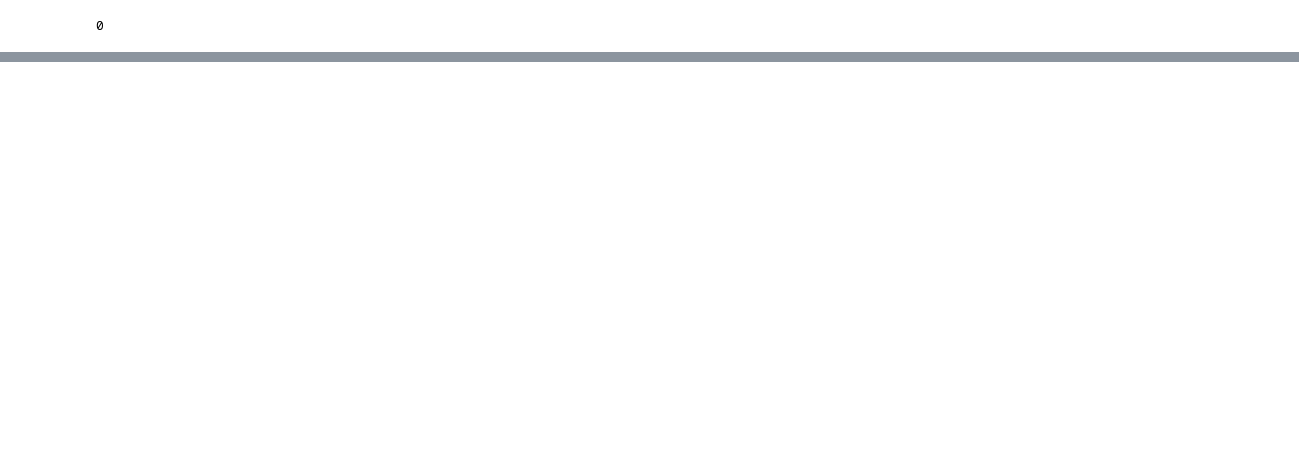
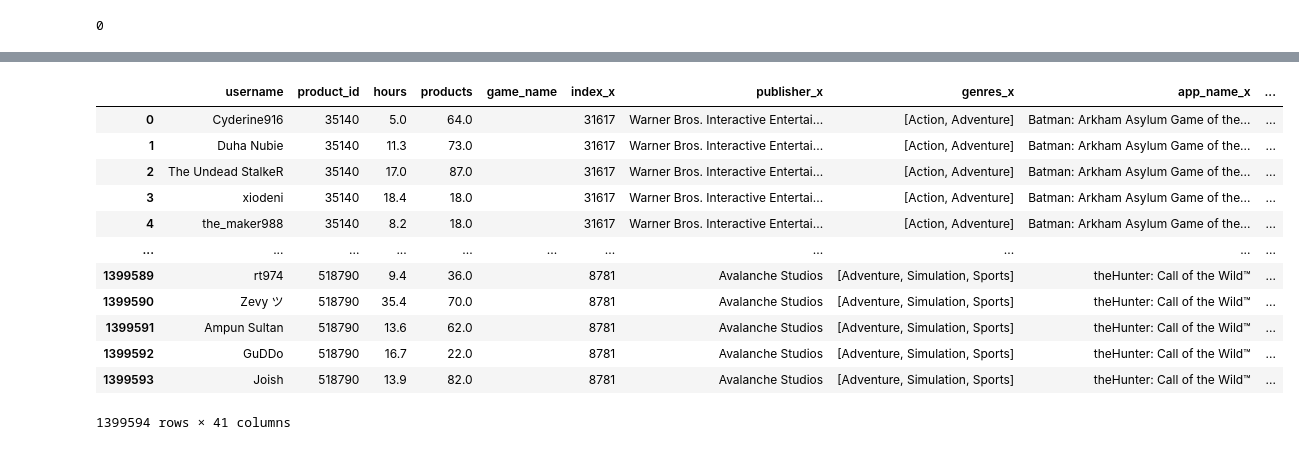
Before and after one commit to franpossetto/acamica-ds-spr3, a Jupyter notebook: Data_pre-proccesing_2.ipynb, the cells around one changed output, grey strips where cells are left out. Cells and saved outputs as stored; diff of their text form; code cells hidden in the pictures; blank space fills up the shorter version.

Commit message:
merge datasets

```diff
--- a/Data_pre-proccesing_2.ipynb
+++ b/Data_pre-proccesing_2.ipynb
@@ -356,4 +402,4 @@ data_games[data_games.title == "Colony On Mars"]
 |  | publisher | genres | app_name | title | url | release_date | tags | discount_price | reviews_url | ... |
 | 32130 | Ghost_RUS Games | [Casual, Indie, Simulation, Strat... | Colony On Mars | Colony On Mars | http://store.steampowered.com/app... | 2018-01-04 | [Strategy, Indie, Casual, Simulat... | 1.49 | http://steamcommunity.com/app/773... | ... |
 # %%
-data_reviews4 = data_reviews3
+data_reviews_to_export = data_reviews3.loc[:,["username","product_id", "hours", "products"]]
@@ -361,0 +406,2 @@ data_reviews4["game_title"] = data_reviews
+# %%
+data_reviews_to_export["game_name"] = ""
@@ -361,0 +424,20 @@ data_reviews4["game_title"] = data_reviews
+# %%
+data_games2.id= pd.to_numeric(data_games2.id,downcast='integer')
+# %%
+data_reviews_to_export = pd.merge(left=pd.DataFrame(data_reviews_to_export),right=data_games2, left_on='product_id', right_on='id')
+# %%
+data_reviews_to_export
+# %% [output]
+|  | username | product_id | hours | products | game_name | index_x | publisher_x | genres_x | app_name_x | ... |
+| 0 | Cyderine916 | 35140 | 5.0 | 64.0 |  | 31617 | Warner Bros. Interactive Entertai... | [Action, Adventure] | Batman: Arkham Asylum Game of the... | ... |
+| 1 | Duha Nubie | 35140 | 11.3 | 73.0 |  | 31617 | Warner Bros. Interactive Entertai... | [Action, Adventure] | Batman: Arkham Asylum Game of the... | ... |
+| 2 | The Undead StalkeR | 35140 | 17.0 | 87.0 |  | 31617 | Warner Bros. Interactive Entertai... | [Action, Adventure] | Batman: Arkham Asylum Game of the... | ... |
+| 3 | xiodeni | 35140 | 18.4 | 18.0 |  | 31617 | Warner Bros. Interactive Entertai... | [Action, Adventure] | Batman: Arkham Asylum Game of the... | ... |
+| 4 | the_maker988 | 35140 | 8.2 | 18.0 |  | 31617 | Warner Bros. Interactive Entertai... | [Action, Adventure] | Batman: Arkham Asylum Game of the... | ... |
+| ... | ... | ... | ... | ... | ... | ... | ... | ... | ... | ... |
+| 1399589 | rt974 | 518790 | 9.4 | 36.0 |  | 8781 | Avalanche Studios | [Adventure, Simulation, Sports] | theHunter: Call of the Wild™ | ... |
+| 1399590 | Zevy ツ | 518790 | 35.4 | 70.0 |  | 8781 | Avalanche Studios | [Adventure, Simulation, Sports] | theHunter: Call of the Wild™ | ... |
+| 1399591 | Ampun Sultan | 518790 | 13.6 | 62.0 |  | 8781 | Avalanche Studios | [Adventure, Simulation, Sports] | theHunter: Call of the Wild™ | ... |
+| 1399592 | GuDDo | 518790 | 16.7 | 22.0 |  | 8781 | Avalanche Studios | [Adventure, Simulation, Sports] | theHunter: Call of the Wild™ | ... |
+| 1399593 | Joish | 518790 | 13.9 | 82.0 |  | 8781 | Avalanche Studios | [Adventure, Simulation, Sports] | theHunter: Call of the Wild™ | ... |
+1399594 rows × 41 columns
```
Also changed, not shown: parts of 20 cells of this notebook.
